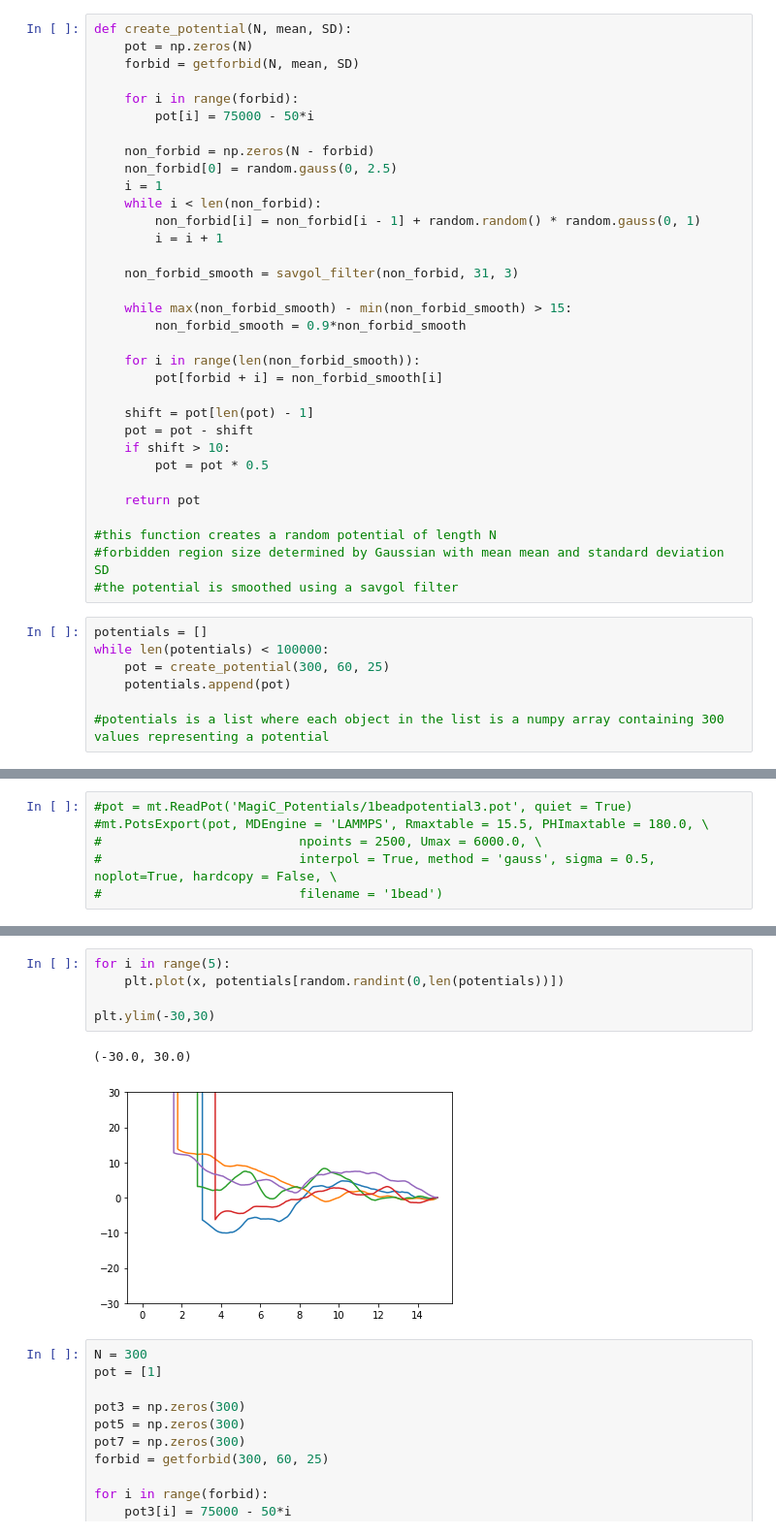
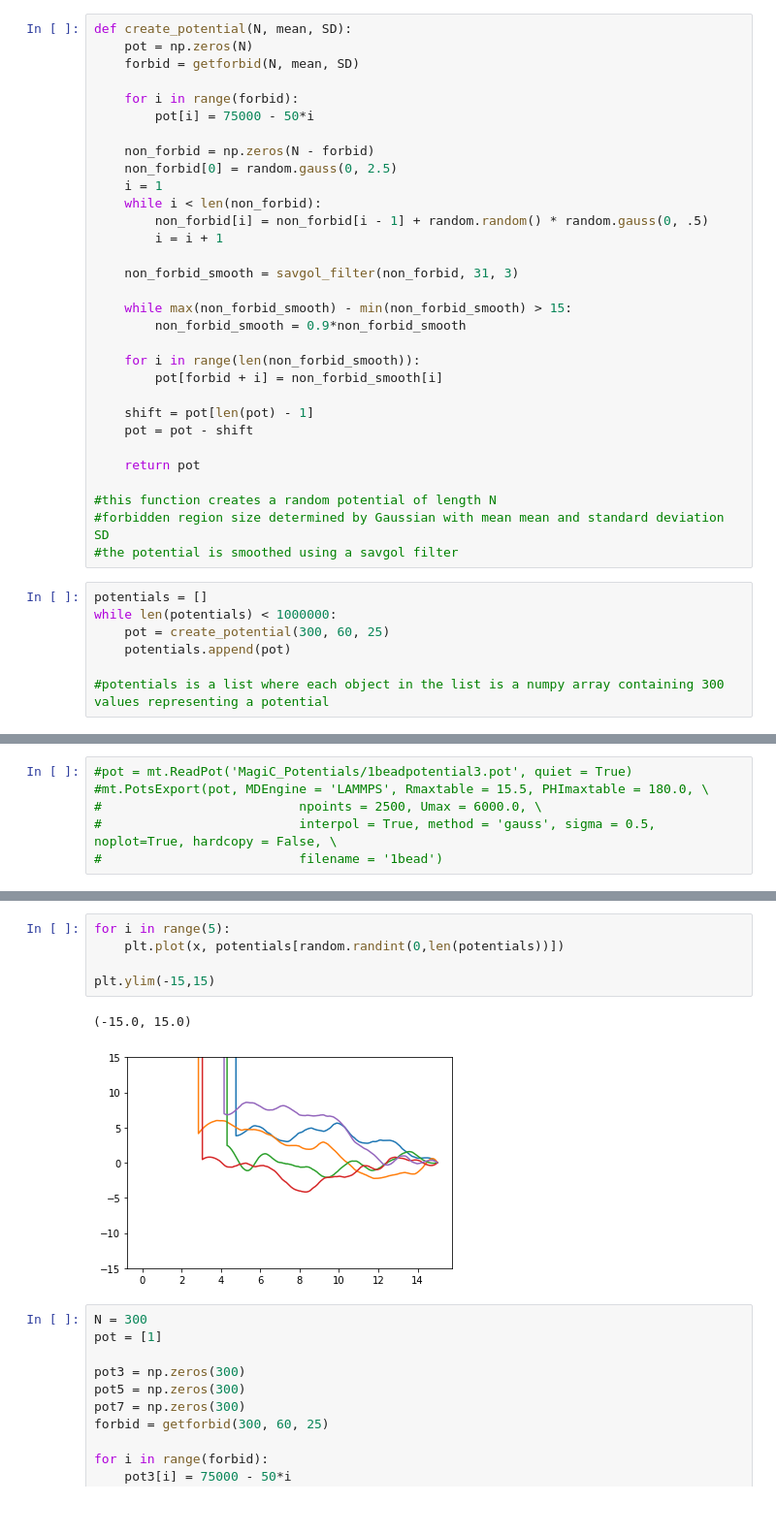
Before and after one commit to k-nolan-git/Summer_Project, a Jupyter notebook: Other_Jupyter_Notebooks/Creating_Potentials.ipynb, the cells around one changed output, grey strips where cells are left out. Shown at 97% size. Saved outputs shown, nothing was run; the diff lists cells and outputs as text.

```diff
--- a/Creating_Potentials.ipynb
+++ b/Other_Jupyter_Notebooks/Creating_Potentials.ipynb
@@ -42,7 +42,7 @@ def create_potential(N, mean, SD):
     non_forbid[0] = random.gauss(0, 2.5)
     i = 1
     while i < len(non_forbid):
-        non_forbid[i] = non_forbid[i - 1] + random.random() * random.gauss(0, 1)
+        non_forbid[i] = non_forbid[i - 1] + random.random() * random.gauss(0, .5)
         i = i + 1
 
     non_forbid_smooth = savgol_filter(non_forbid, 31, 3)
@@ -55,8 +55,6 @@ def create_potential(N, mean, SD):
 
     shift = pot[len(pot) - 1]
     pot = pot - shift
-    if shift > 10:
-        pot = pot * 0.5
 
     return pot
 
@@ -65,7 +63,7 @@ def create_potential(N, mean, SD):
 #the potential is smoothed using a savgol filter
 # %%
 potentials = []
-while len(potentials) < 100000:
+while len(potentials) < 1000000:
     pot = create_potential(300, 60, 25)
     potentials.append(pot)
 
@@ -185,11 +164,11 @@ print(x)
 # %%
 for i in range(5):
     plt.plot(x, potentials[random.randint(0,len(potentials))])
 
-plt.ylim(-30,30)
+plt.ylim(-15,15)
 # %% [output]
-(-30.0, 30.0)
+(-15.0, 15.0)
-[figure, old version]
+[figure, new version]
 # %%
 N = 300
 pot = [1]
```
Also changed, not shown: parts of 2 cells of this notebook, 34 other files.
